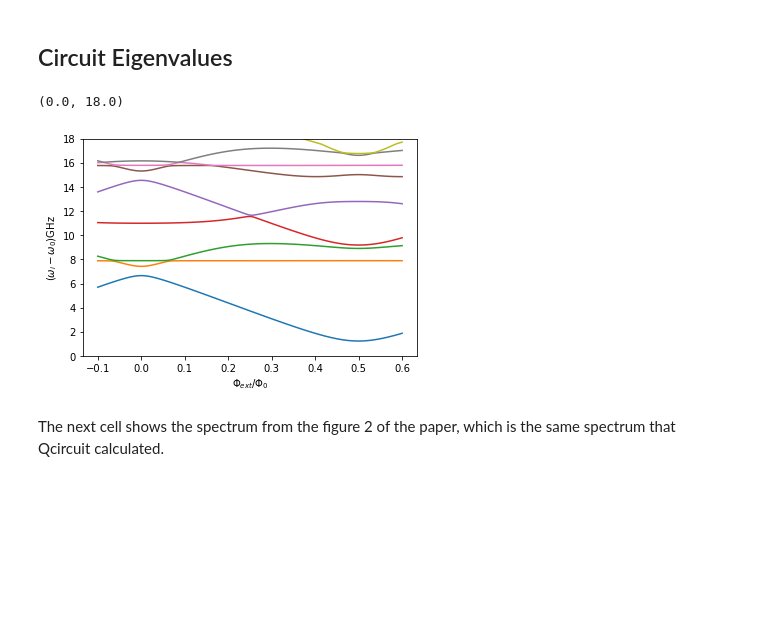
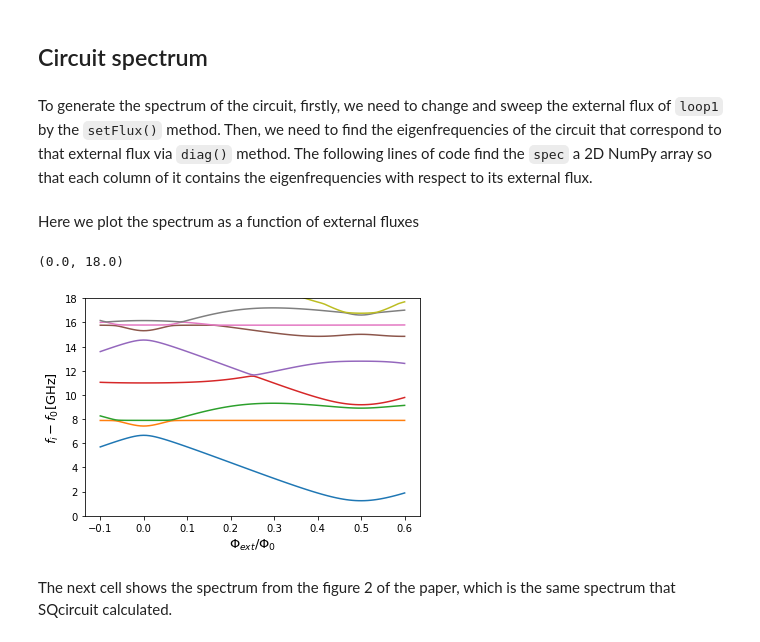
Before and after one commit to stanfordLINQS/SQcircuit, a Jupyter notebook: examples/inductivelyShunted.ipynb, the cells around one changed output. Cells and saved outputs as stored; diff of their text form; code cells hidden in the pictures; blank space fills up the shorter version.

```diff
--- a/examples/inductivelyShunted.ipynb
+++ b/examples/inductivelyShunted.ipynb
@@ -31,25 +60,35 @@ cr1 = sq.Circuit(circuitElemetns)
 # %% [markdown]
-## Circuit Eigenvalues
+## Circuit spectrum
+# %% [markdown]
+To generate the spectrum of the circuit, firstly, we need to change and sweep the external flux of `loop1` by the `setFlux()` method. Then, we need to find the eigenfrequencies of the circuit that correspond to that external flux via `diag()` method. The following lines of code find the `spec` a 2D NumPy array so that each column of it contains the eigenfrequencies with respect to its external flux.
 # %%
-# call this function to set the truncation number for each mode of the circuit.
-cr1.truncationNumbers([1,9,23])
+# number of eigenvalues we aim for
+numEig=10
 
-numEig=10
-phiExt = np.linspace(-0.1,0.6,100)*2*np.pi
-eigenValues = np.zeros((numEig, len(phiExt)))
-for i in range(len(phiExt)):
-    loop1.setFlux(phiExt[i])
-    eigenValues[:, i], _ = cr1.diag(numEig)
+# array that contains the spectrum
+phi = np.linspace(-0.1,0.6,100)*2*np.pi
+
+# array that contains the spectrum
+spec = np.zeros((numEig, len(phi)))
+
+for i in range(len(phi)):
+    # set the value of the flux external flux
+    loop1.setFlux(phi[i])
+
+    # diagonlize the circuit
+    spec[:, i], _ = cr.diag(numEig)
+# %% [markdown]
+Here we plot the spectrum as a function of external fluxes
 # %%
 for i in range(1,numEig):
-    plt.plot(phiExt/2/np.pi, eigenValues[i,:]- eigenValues[0,:])
-plt.xlabel("$\Phi_{ext}/\Phi_0$")
-plt.ylabel("($\omega_i-\omega_0$)GHz")
+    plt.plot(phi/2/np.pi, spec[i,:]- spec[0,:])
+plt.xlabel("$\Phi_{ext}/\Phi_0$", fontsize=13)
+plt.ylabel(r"$f_i-f_0$[GHz]", fontsize=13)
 plt.ylim([0,18])
 # %% [output]
 (0.0, 18.0)
-[figure, old version]
+[figure, new version]
 # %% [markdown]
-The next cell shows the spectrum from the figure 2 of the paper, which is the same spectrum that Qcircuit calculated.
+The next cell shows the spectrum from the figure 2 of the paper, which is the same spectrum that SQcircuit calculated.
 # %% [markdown]
 <img src="pics/inductivelyShunted_pic3.png" width="380" align = "left" />
```
Also changed, not shown: parts of 18 cells of this notebook, 16 other files.
